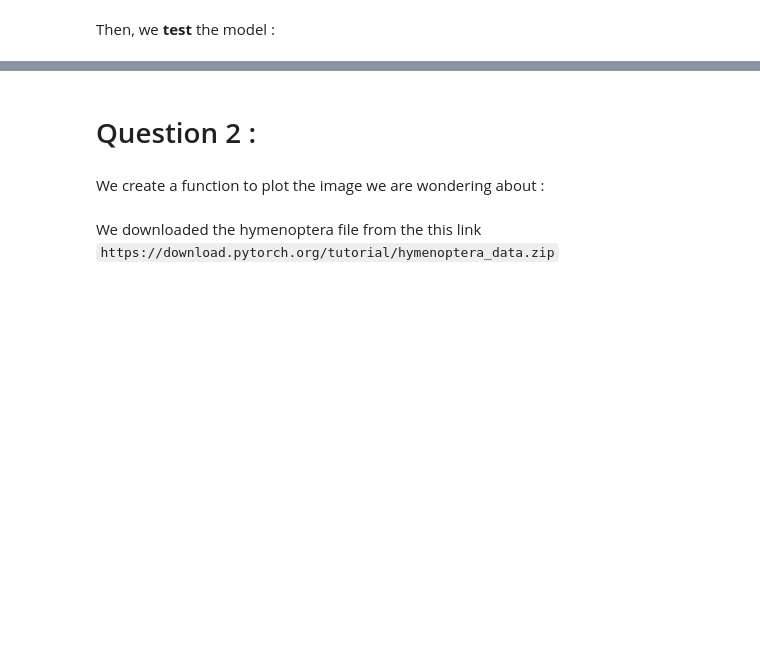
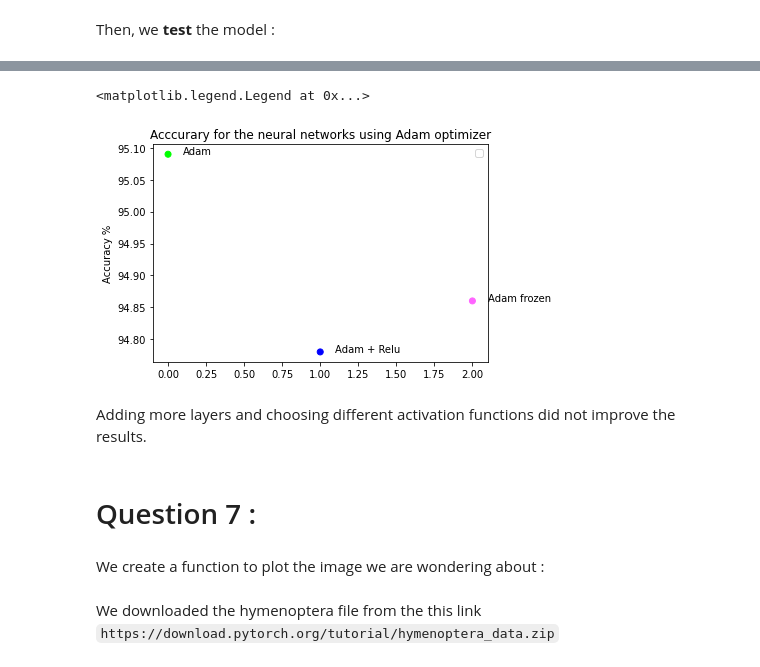
Before and after one commit to JustinAgnr/DM_ML, a Jupyter notebook: DM_ML_Part2.ipynb, the cells around one changed output, grey strips where cells are left out. Drawn from its saved outputs; the diff is of its cells as text; code cells hidden in the pictures; blank space fills up the shorter version.

Commit message:
Ajout de nouveaux cas pour la question 6

```diff
--- a/DM_ML_Part2.ipynb
+++ b/DM_ML_Part2.ipynb
@@ -138,0 +410,16 @@ Test Error:
+# %%
+accuracies2 = [accuracy_net_adam, accuracy_net2_adam, accuracy_net3_adam]
+# %%
+n = ["Adam", "Adam + Relu", "Adam frozen"]
+x = [0, 1, 2 ]
+C = np.array([[0, 255, 0], [0, 0, 255], [255, 100, 255]])
+fig, ax = plt.subplots()
+ax.scatter(x = x, y = accuracies2, c=C/255.0)
+
+for i, txt in enumerate(n):
+    ax.annotate(txt, (x[i] + 0.1, accuracies2[i]))
+
+plt.ylabel("Accuracy %")
+plt.title("Acccurary for the neural networks using Adam optimizer")
+plt.legend()
+# %% [output]
@@ -139,5 +427,9 @@ Test Error:
+<matplotlib.legend.Legend at 0x...>
+[figure, added]
+# %% [markdown]
+Adding more layers and choosing different activation functions did not improve the results.
 # %% [markdown]
-# Question 2 :
+# Question 7 :
 # %% [markdown]
 We create a function to plot the image we are wondering about :
 # %%
```
Also changed, not shown: parts of 88 cells of this notebook.
